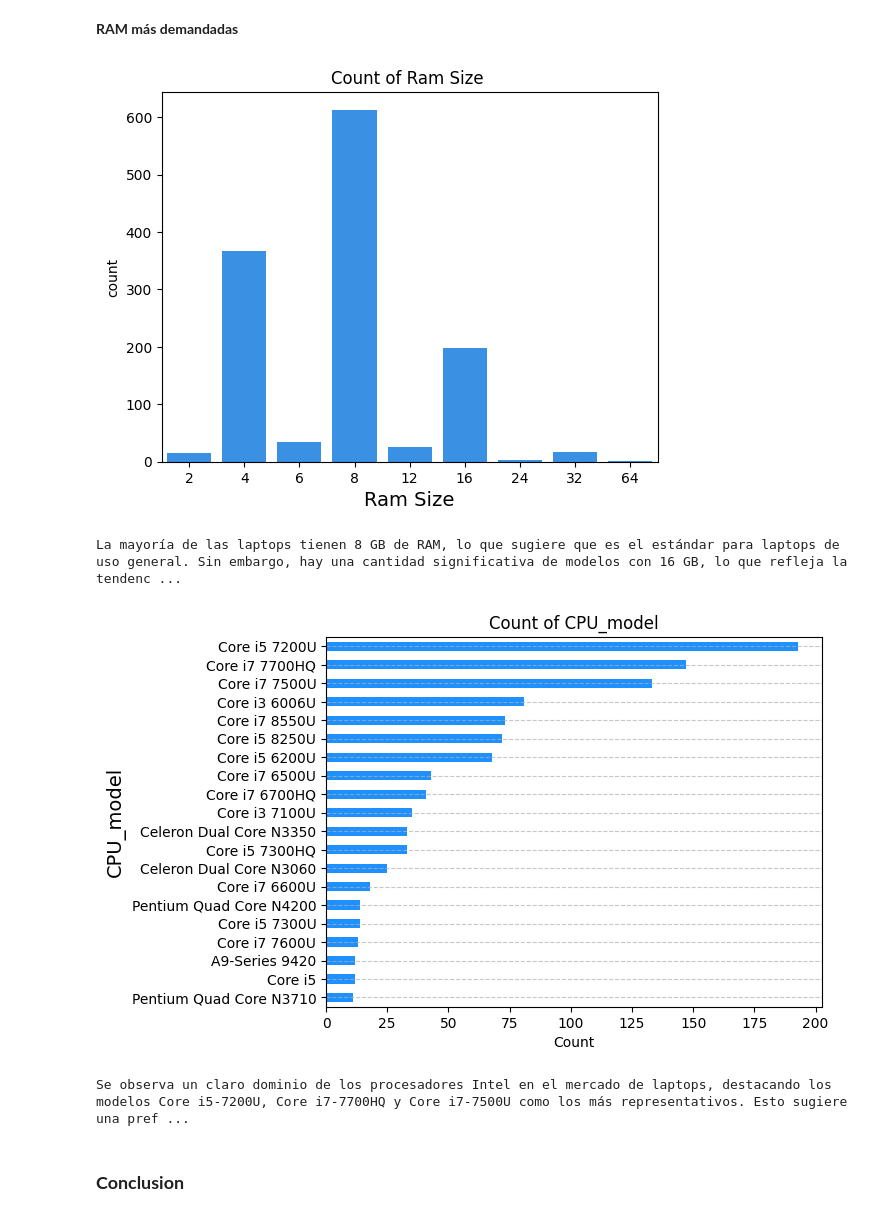
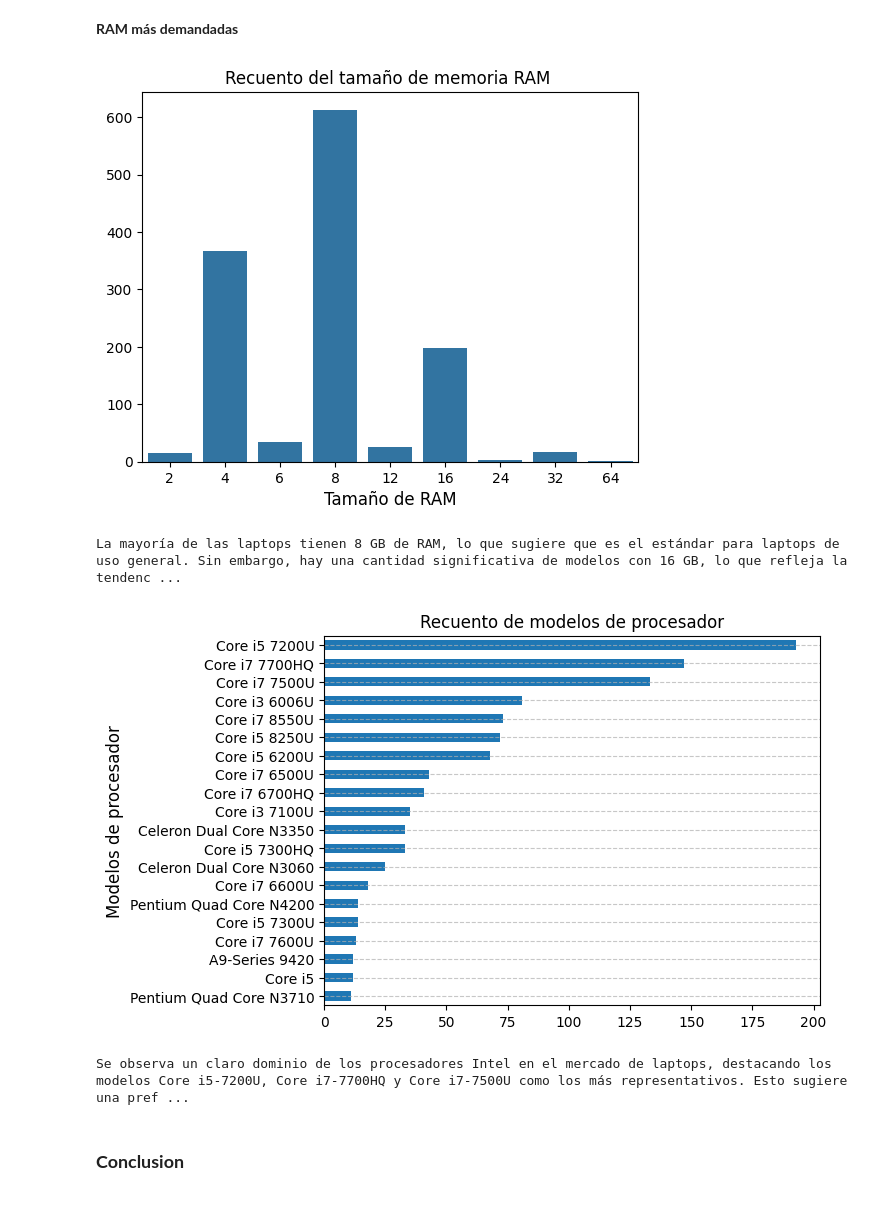
Before and after one commit to juancruzana/EDA-PrecioLaptops, a Jupyter notebook: EDA.ipynb, the cells around one changed output. Saved outputs shown, nothing was run; the diff lists cells and outputs as text; code cells hidden in the pictures.

```diff
--- a/EDA.ipynb
+++ b/EDA.ipynb
@@ -379,24 +372,26 @@ En este grafico se observa una clara preferencia por el Sistemas Operativo(OSS)
 # %% [markdown]
 **RAM más demandadas**
 # %%
-sns.countplot(x='Ram',data=df, color='dodgerblue')
-plt.title('Count of Ram Size ')
-plt.xlabel('Ram Size',fontsize=14,color='k')
+sns.countplot(x='Ram',data=df)
+plt.title('Recuento del tamaño de memoria RAM ')
+plt.xlabel('Tamaño de RAM',fontsize=12)
+plt.ylabel('')
 plt.show()
+
 print('''La mayoría de las laptops tienen 8 GB de RAM, lo que sugiere que es el estándar para laptops de uso general. Sin embargo, hay una cantidad significativa de modelos con 16 GB, lo que refleja la tendencia hacia laptops más potentes para tareas de alto rendimiento y una inclinacioón a modelos con 4 GB en laptops menos potentes.''')
 # %% [output]
-[figure, old version]
+[figure, new version]
 La mayoría de las laptops tienen 8 GB de RAM, lo que sugiere que es el estándar para laptops de uso general. Sin embargo, hay una cantidad significativa de modelos con 16 GB, lo que refleja la tendenc ...
 # %%
-df['CPU_model'].value_counts()[:20].sort_values(ascending=True).plot(kind='barh',color='dodgerblue')
+df['CPU_model'].value_counts()[:20].sort_values(ascending=True).plot(kind='barh')
 plt.grid(axis='y', linestyle='--', alpha=0.7)
-plt.title('Count of CPU_model')
-plt.xlabel('Count')
-plt.ylabel('CPU_model',fontsize=14)
+plt.title('Recuento de modelos de procesador')
+plt.ylabel('Modelos de procesador',fontsize=12)
 plt.show()
+
 print('''Se observa un claro dominio de los procesadores Intel en el mercado de laptops, destacando los modelos Core i5-7200U, Core i7-7700HQ y Core i7-7500U como los más representativos. Esto sugiere una preferencia por procesadores de gama media-alta, conocidos por su buen equilibrio entre rendimiento y costo.''')
 # %% [output]
-[figure, old version]
+[figure, new version]
 Se observa un claro dominio de los procesadores Intel en el mercado de laptops, destacando los modelos Core i5-7200U, Core i7-7700HQ y Core i7-7500U como los más representativos. Esto sugiere una pref ...
 # %% [markdown]
 ### **Conclusion**
```
Also changed, not shown: parts of 12 cells of this notebook.
